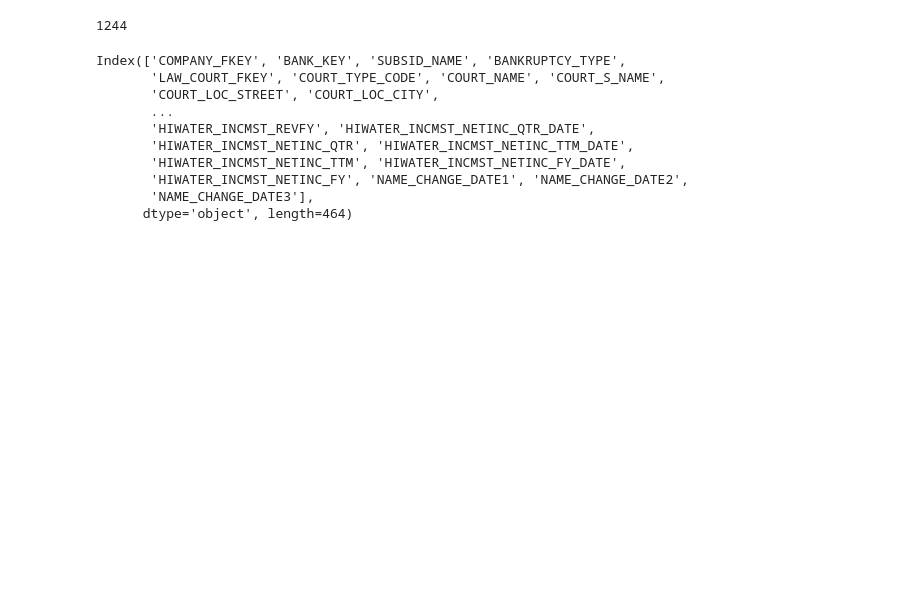
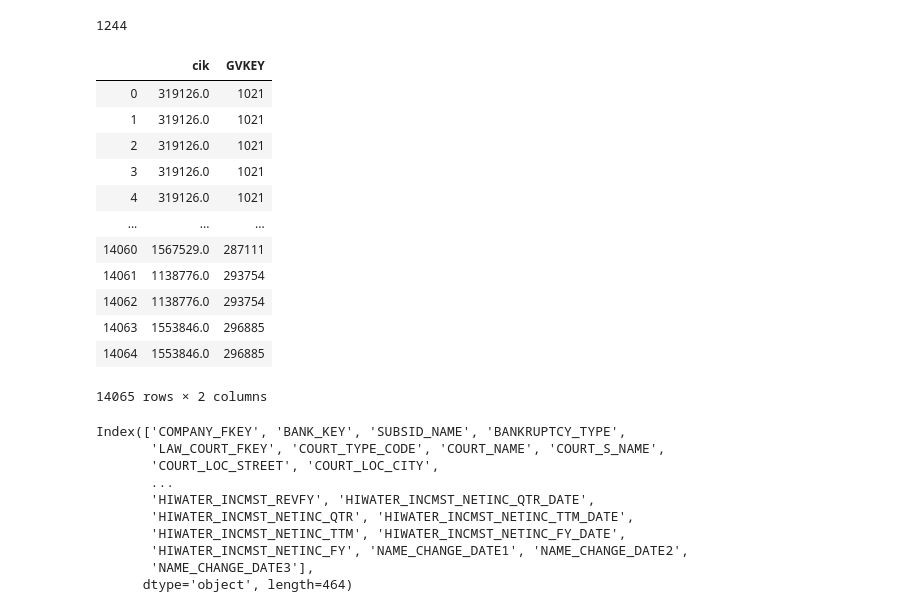
Before and after one commit to hannahho11/predict_bankruptcy, a Jupyter notebook: fin_ratios_bankruptcy v2.ipynb, the cells around one changed output. Saved outputs shown, nothing was run; the diff lists cells and outputs as text; code cells hidden in the pictures; blank space fills up the shorter version.

```diff
--- a/fin_ratios_bankruptcy v2.ipynb
+++ b/fin_ratios_bankruptcy v2.ipynb
@@ -38,6 +38,25 @@ df_fin_ratio['gvkey'].nunique()
 #     file.write(str(i))
 #     file.write('\n')
 # file.close()
+# %%
+df = pd.read_csv('healthcare_fundamentals_v3.csv')
+# %%
+key_table = df[['cik', 'GVKEY']]
+key_table
+# %% [output]
+|  | cik | GVKEY |
+| 0 | 319126.0 | 1021 |
+| 1 | 319126.0 | 1021 |
+| 2 | 319126.0 | 1021 |
+| 3 | 319126.0 | 1021 |
+| 4 | 319126.0 | 1021 |
+| ... | ... | ... |
+| 14060 | 1567529.0 | 287111 |
+| 14061 | 1138776.0 | 293754 |
+| 14062 | 1138776.0 | 293754 |
+| 14063 | 1553846.0 | 296885 |
+| 14064 | 1553846.0 | 296885 |
+14065 rows × 2 columns
 # %%
 # Bankrupt healthcare companies
 df_bankrupt = pd.read_csv('healthcare_bankrupt_audit_analytics_v2.csv')
```
Also changed, not shown: parts of 4 cells of this notebook.
